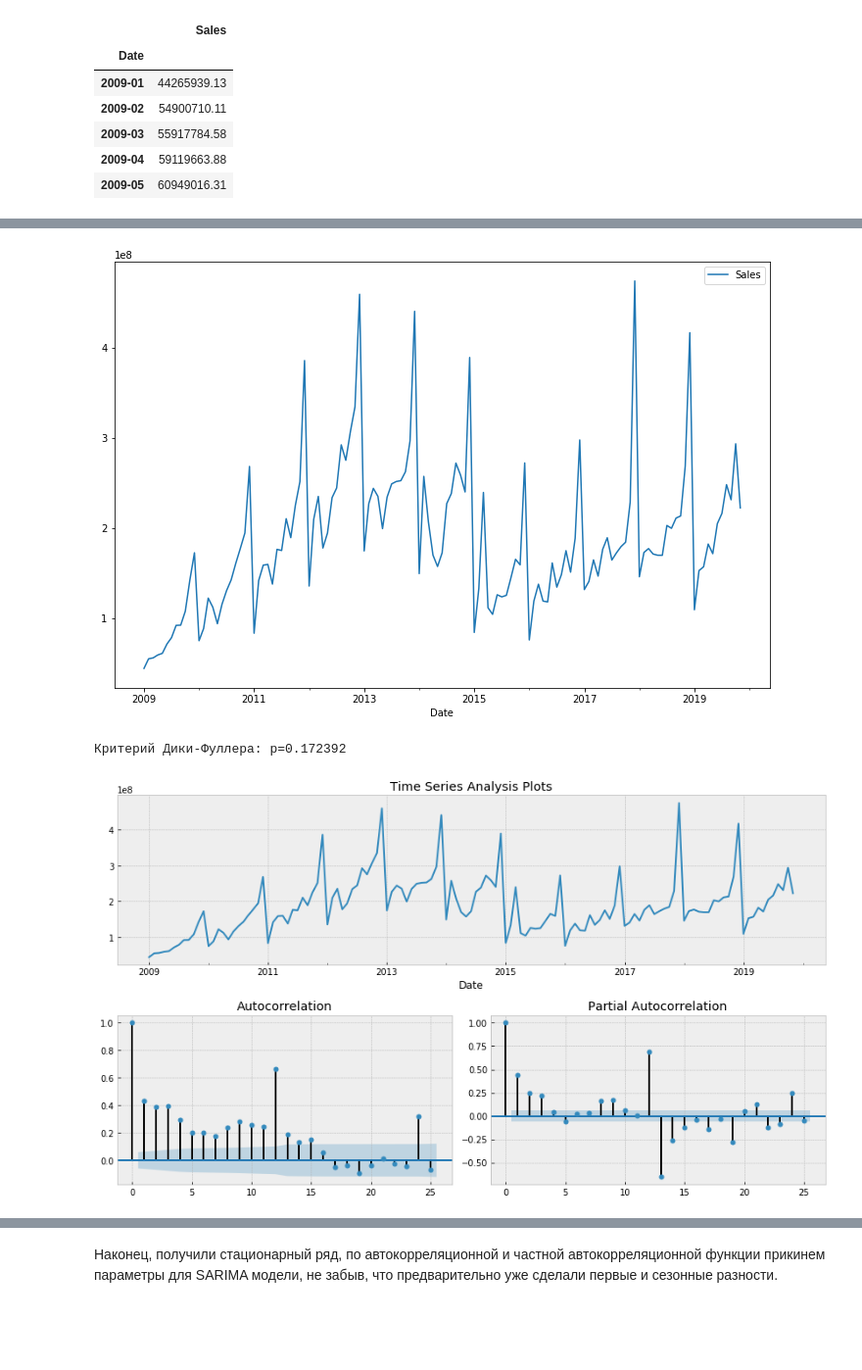
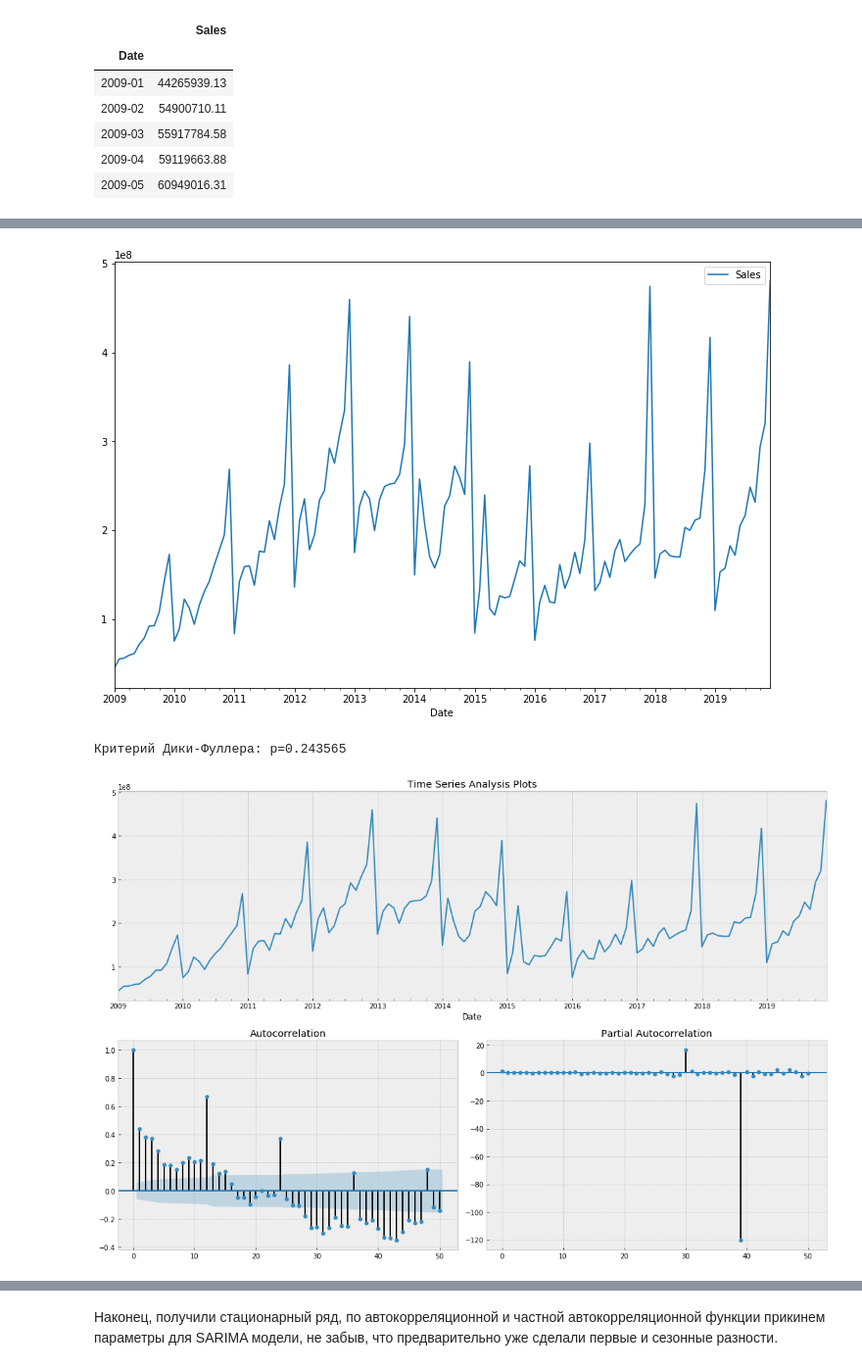
Before and after one commit to TataMoskovkina/GeekUniversity, a Jupyter notebook: work/arima_first.ipynb, the cells around one changed output, grey strips where cells are left out. Shown at 98% size. Drawn from its saved outputs; the diff is of its cells as text; code cells hidden in the pictures; blank space fills up the shorter version.

```diff
--- a/work/arima_first.ipynb
+++ b/work/arima_first.ipynb
@@ -83,9 +83,9 @@ df.head()
 | 3 | 2009 | 4 | 59119663.88 |
 | 4 | 2009 | 5 | 60949016.31 |
 # %%
-df['Date'] = pd.period_range(start='2009-01', end='2019-11', freq='M')
+df['Date'] = pd.period_range(start='2009-01', end='2019-12', freq='M')
 df.index = df['Date']
-df = df.drop(['year', 'month', 'Date'], axis=1)
+df = df.drop(['Year', 'Month', 'Date'], axis=1)
 df.head()
 # %% [output]
 |  | Sales |
@@ -95,3 +95,5 @@ df.head()
 | 2009-03 | 55917784.58 |
 | 2009-04 | 59119663.88 |
 | 2009-05 | 60949016.31 |
+# %%
+df.Sales = df.Sales.astype('float64')
@@ -98,32 +110,32 @@ df.head()
 # %%
 df.plot(figsize=(12,8));
 # %% [output]
-[figure, old version]
+[figure, new version]
 # %%
-def tsplot(y, lags=None, figsize=(12, 7), style='bmh'):
+def tsplot(y, lags=None, figsize=(15, 10), style='bmh'):
     if not isinstance(y, pd.Series):
         y = pd.Series(y)
     with plt.style.context(style):
         fig = plt.figure(figsize=figsize)
         layout = (2, 2)
         ts_ax = plt.subplot2grid(layout, (0, 0), colspan=2)
         acf_ax = plt.subplot2grid(layout, (1, 0))
         pacf_ax = plt.subplot2grid(layout, (1, 1))
 
         y.plot(ax=ts_ax)
         ts_ax.set_title('Time Series Analysis Plots')
         smt.graphics.plot_acf(y, lags=lags, ax=acf_ax, alpha=0.5)
         smt.graphics.plot_pacf(y, lags=lags, ax=pacf_ax, alpha=0.5)
 
         print("Критерий Дики-Фуллера: p=%f" % sm.tsa.stattools.adfuller(y)[1])
 
         plt.tight_layout()
     return
 
-tsplot(df.Sales, lags=25)
+tsplot(df.Sales, lags=50)
 # %% [output]
-Критерий Дики-Фуллера: p=0.172392
+Критерий Дики-Фуллера: p=0.243565
-[figure, old version]
+[figure, new version]
 # %%
 def invboxcox(y,lmbda):
     # обрабтное преобразование Бокса-Кокса
```
Also changed, not shown: parts of 11 cells of this notebook.
